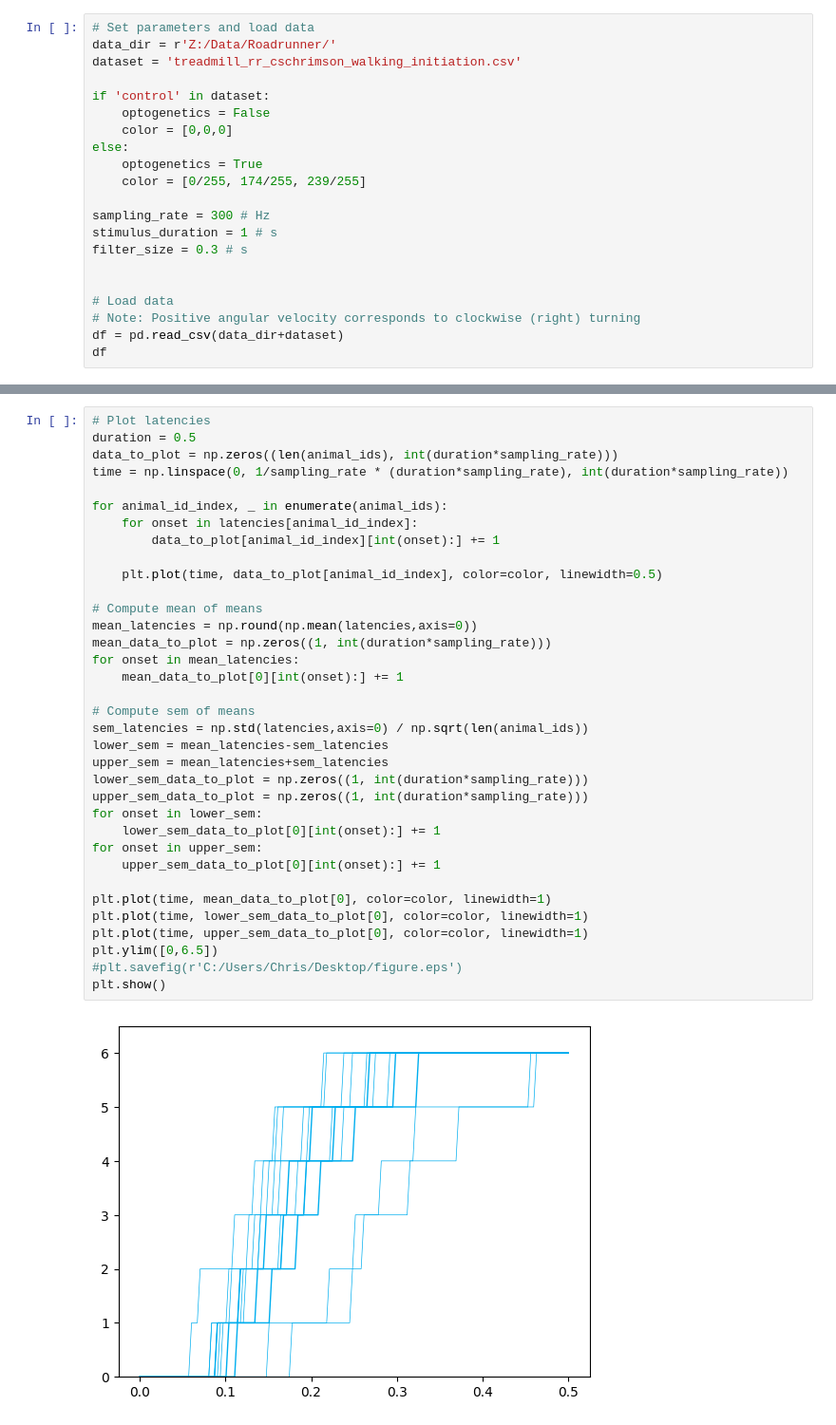
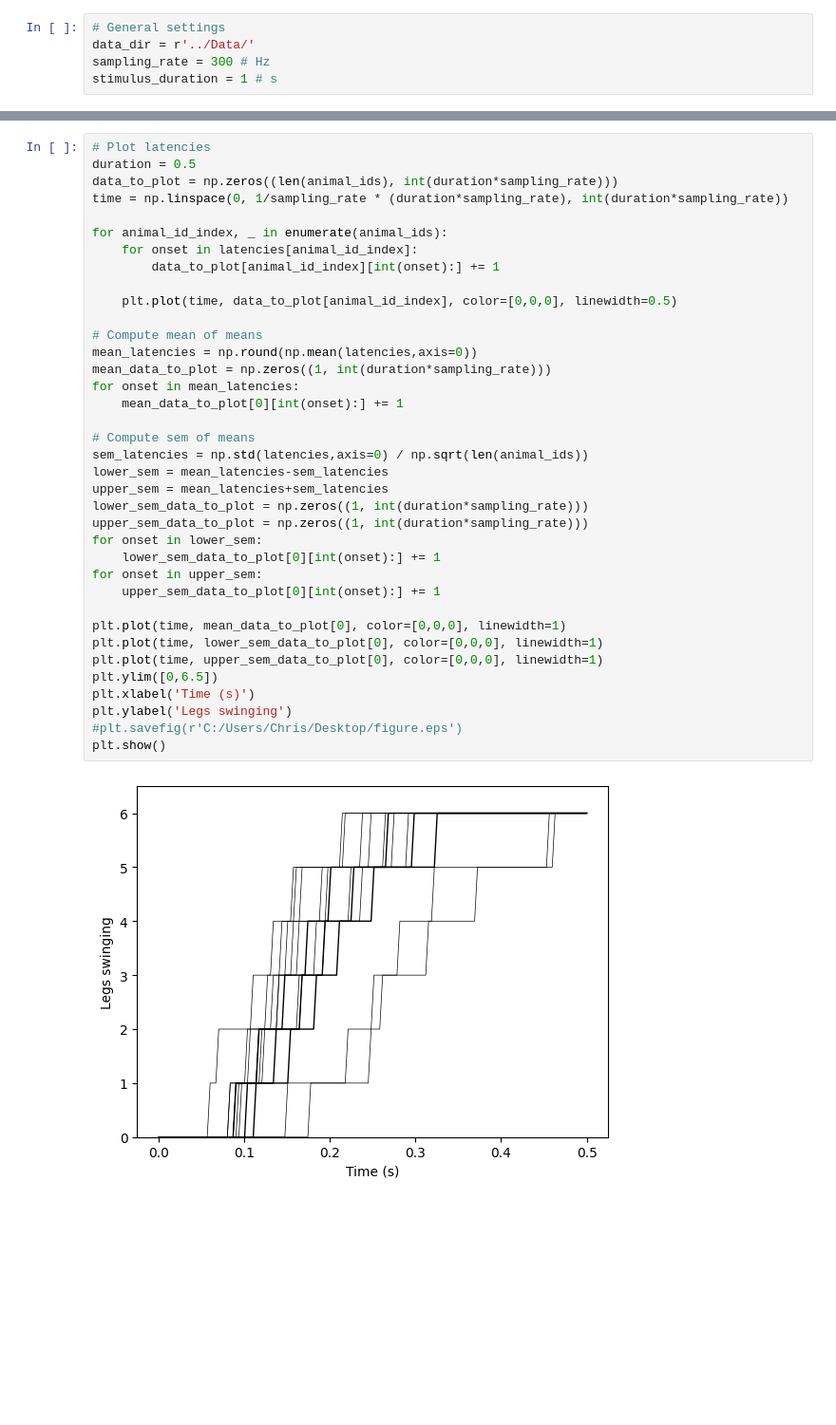
Before and after one commit to chrisjdallmann/roadrunner, a Jupyter notebook: code/walking_initiation_analysis.ipynb, the cells around one changed output, grey strips where cells are left out. Shown at 95% size. Saved outputs shown, nothing was run; the diff lists cells and outputs as text; blank space fills up the shorter version.

```diff
--- a/code/walking_initiation_analysis.ipynb
+++ b/code/walking_initiation_analysis.ipynb
@@ -9,23 +10,7 @@ from scipy.ndimage import uniform_filter1d
 import matplotlib.pyplot as plt
 import seaborn as sns
 # %%
-# Set parameters and load data
-data_dir = r'Z:/Data/Roadrunner/'
-dataset = 'treadmill_rr_cschrimson_walking_initiation.csv'
-
-if 'control' in dataset:
-    optogenetics = False
-    color = [0,0,0]
-else:
-    optogenetics = True
-    color = [0/255, 174/255, 239/255]
-
+# General settings
+data_dir = r'../Data/'
 sampling_rate = 300 # Hz
 stimulus_duration = 1 # s
-filter_size = 0.3 # s
-
-
-# Load data
-# Note: Positive angular velocity corresponds to clockwise (right) turning
-df = pd.read_csv(data_dir+dataset)
-df
@@ -147,35 +165,37 @@ Animal 16: 8
 duration = 0.5
 data_to_plot = np.zeros((len(animal_ids), int(duration*sampling_rate)))
 time = np.linspace(0, 1/sampling_rate * (duration*sampling_rate), int(duration*sampling_rate))
 
 for animal_id_index, _ in enumerate(animal_ids):
     for onset in latencies[animal_id_index]:
         data_to_plot[animal_id_index][int(onset):] += 1
 
-    plt.plot(time, data_to_plot[animal_id_index], color=color, linewidth=0.5)
+    plt.plot(time, data_to_plot[animal_id_index], color=[0,0,0], linewidth=0.5)
 
 # Compute mean of means
 mean_latencies = np.round(np.mean(latencies,axis=0))
 mean_data_to_plot = np.zeros((1, int(duration*sampling_rate)))
 for onset in mean_latencies:
     mean_data_to_plot[0][int(onset):] += 1
 
 # Compute sem of means
 sem_latencies = np.std(latencies,axis=0) / np.sqrt(len(animal_ids))
 lower_sem = mean_latencies-sem_latencies
 upper_sem = mean_latencies+sem_latencies
 lower_sem_data_to_plot = np.zeros((1, int(duration*sampling_rate)))
 upper_sem_data_to_plot = np.zeros((1, int(duration*sampling_rate)))
 for onset in lower_sem:
     lower_sem_data_to_plot[0][int(onset):] += 1
 for onset in upper_sem:
     upper_sem_data_to_plot[0][int(onset):] += 1
 
-plt.plot(time, mean_data_to_plot[0], color=color, linewidth=1)
-plt.plot(time, lower_sem_data_to_plot[0], color=color, linewidth=1)
-plt.plot(time, upper_sem_data_to_plot[0], color=color, linewidth=1)
+plt.plot(time, mean_data_to_plot[0], color=[0,0,0], linewidth=1)
+plt.plot(time, lower_sem_data_to_plot[0], color=[0,0,0], linewidth=1)
+plt.plot(time, upper_sem_data_to_plot[0], color=[0,0,0], linewidth=1)
 plt.ylim([0,6.5])
+plt.xlabel('Time (s)')
+plt.ylabel('Legs swinging')
 #plt.savefig(r'C:/Users/Chris/Desktop/figure.eps')
 plt.show()
 # %% [output]
-[figure, old version]
+[figure, new version]
```
Also changed, not shown: parts of 10 cells of this notebook, 5 other files.
